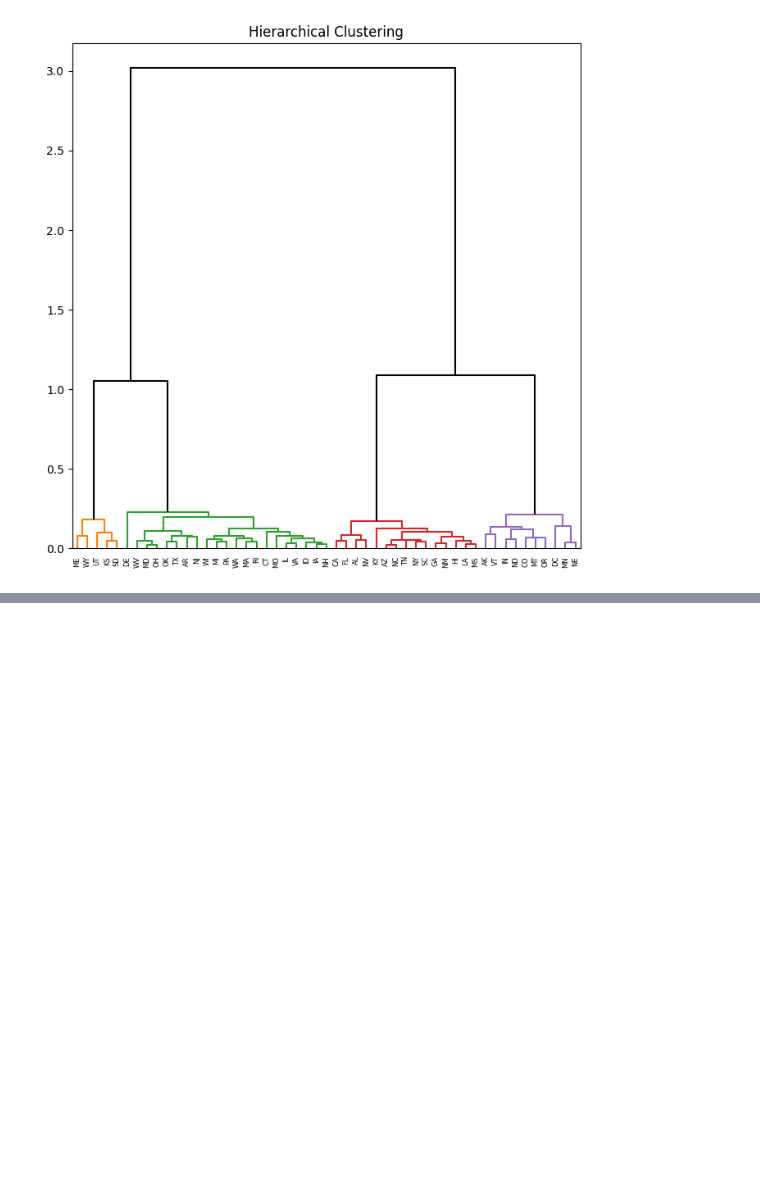
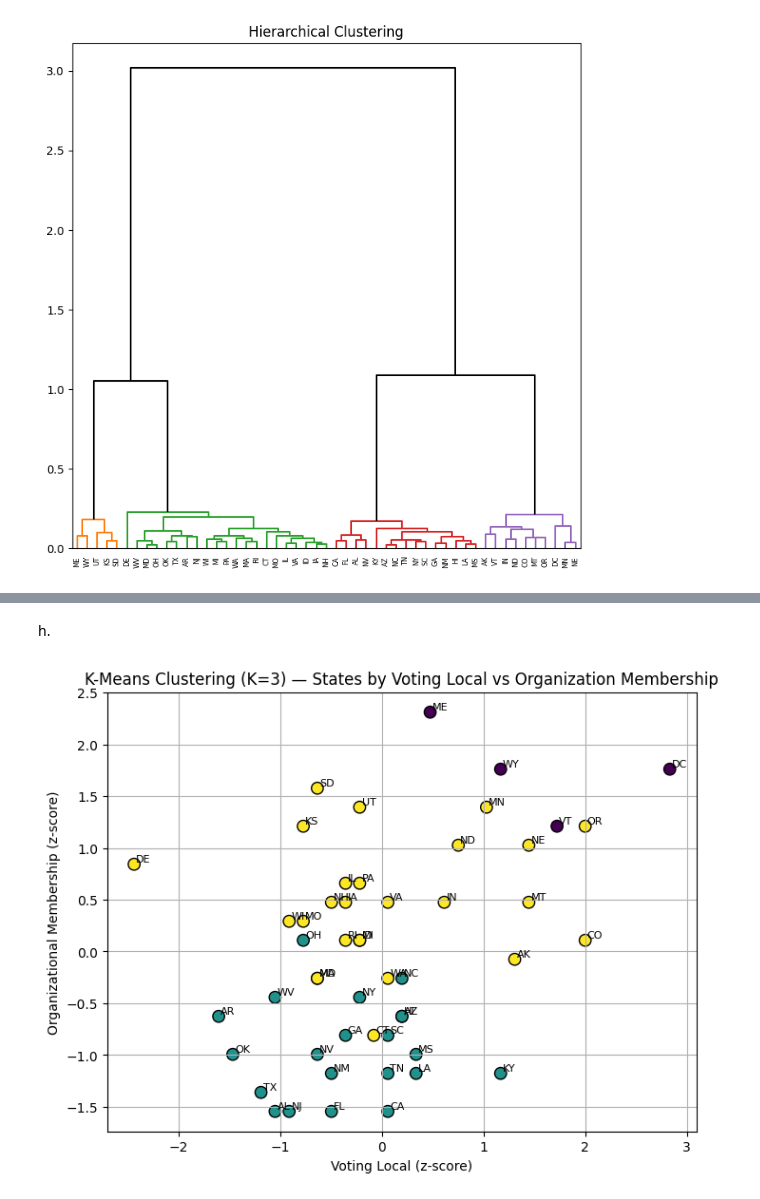
Before and after one commit to katesnow1/code_2600, a Jupyter notebook: homework3.ipynb, the cells around one changed output, grey strips where cells are left out. Cells and saved outputs as stored; diff of their text form; code cells hidden in the pictures; blank space fills up the shorter version.

```diff
--- a/homework3.ipynb
+++ b/homework3.ipynb
@@ -661,0 +711,3 @@ ax.set_title("Hierarchical Clustering");
+# %%
+clusters_scale = cut_tree(linkage_comp_scale, n_clusters=3).T
+clusters_scale
@@ -661,0 +718,4 @@ ax.set_title("Hierarchical Clustering");
+# %%
+X_scale = pd.DataFrame(X_scale, columns=X.columns, index=X.index)
+X_scale['cluster']= clusters_scale.flatten()
+X_scale.sort_values('cluster')
@@ -661,0 +770,7 @@ ax.set_title("Hierarchical Clustering");
+# %%
+kmeans_z = KMeans(n_clusters=3, random_state=42)
+X_scale['kmeans_cluster'] = kmeans_z.fit_predict(X_scale.drop(columns=['cluster']))
+for c in sorted(X_scale['kmeans_cluster'].unique()):
+    print(f"Cluster {c} states:")
+    print(X_scale.index[X_scale['kmeans_cluster'] == c].tolist())
+    print()
@@ -661,0 +786,30 @@ ax.set_title("Hierarchical Clustering");
+# %% [markdown]
+h.
+# %%
+plt.figure(figsize=(8, 6))
+
+# Scatter plot, coloring by cluster
+plt.scatter(
+    X_scale['Voting_Local'],
+    X_scale['Organizational_Membership'],
+    c=X_scale['kmeans_cluster'],
+    cmap='viridis',
+    s=80,
+    edgecolor='k'
+)
+
+for state in X_scale.index:
+    plt.text(
+        X_scale.loc[state, 'Voting_Local'] + 0.02,
+        X_scale.loc[state, 'Organizational_Membership'] + 0.02,
+        state,
+        fontsize=8
+    )
+
+plt.title("K-Means Clustering (K=3) — States by Voting Local vs Organization Membership")
+plt.xlabel("Voting Local (z-score)")
+plt.ylabel("Organizational Membership (z-score)")
+plt.grid(True)
+plt.show()
+# %% [output]
+[figure, added]
```
Also changed, not shown: parts of 18 cells of this notebook, 1 other file.
